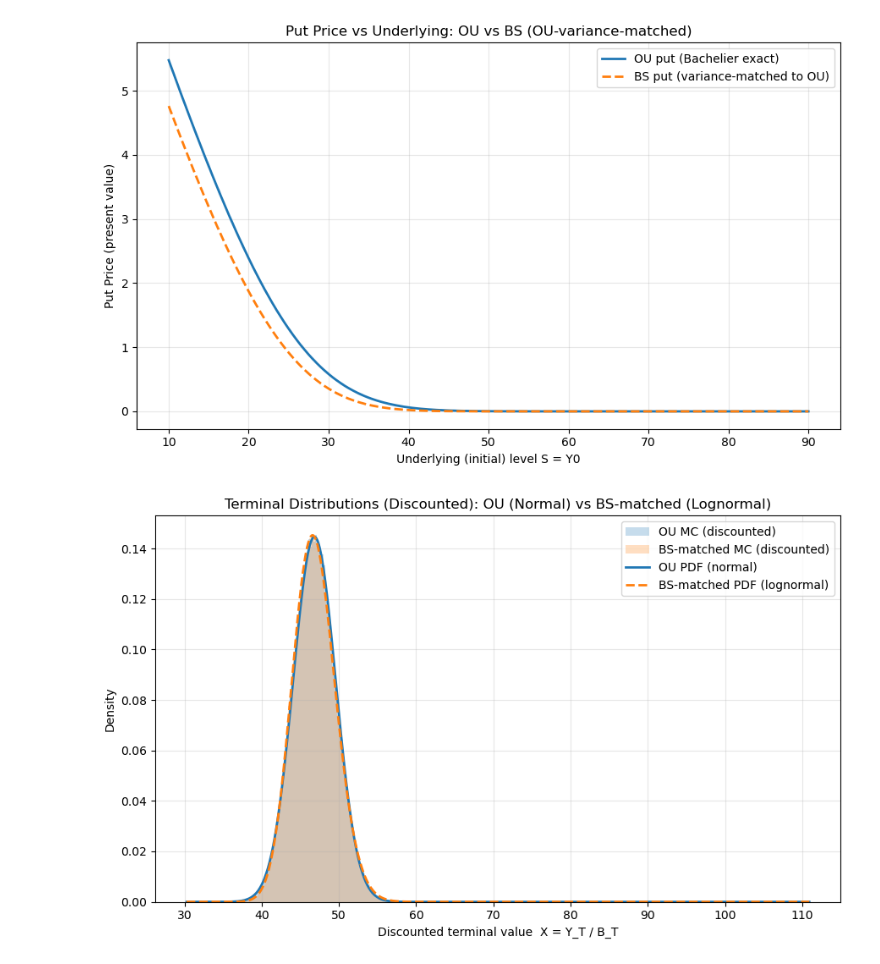
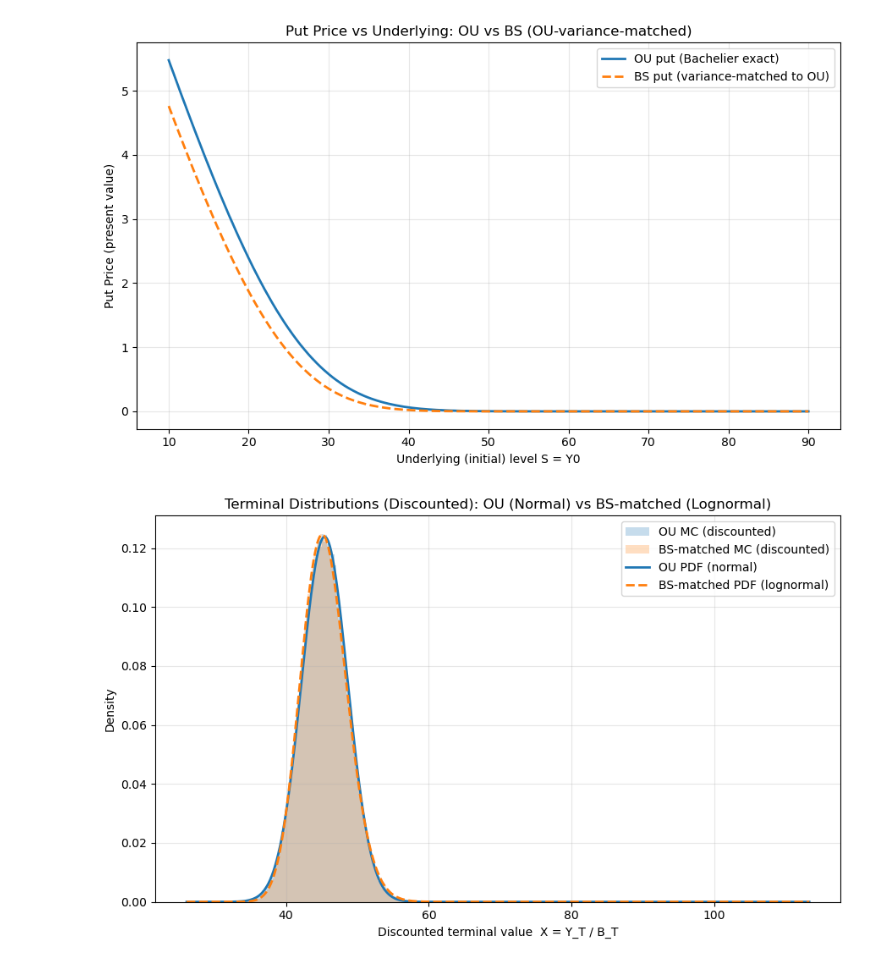
Before and after one commit to dmitrygoryunov2000/PCA, a Jupyter notebook: monte C.ipynb, the cells around one changed output. Cells and saved outputs as stored; diff of their text form; code cells hidden in the pictures.

```diff
--- a/monte C.ipynb
+++ b/monte C.ipynb
@@ -85,9 +85,9 @@ def ou_moments(T, theta, mu, sigma, Y0):
     sT = np.sqrt((sigma**2)/(2.0*theta)*(1 - np.exp(-2.0*theta*T)))
     return mT, float(sT)
 
-# Parameters
+# Parameters (consistent with cell 1)
 r, T = 0.02, 1.0
-theta, mu, sigma_ou = 1.5, 50.0, 5.0
+theta, mu, sigma_ou = 1.0, 50.0, 5.0
 Y0 = 40.0
 B_T = np.exp(r*T)
 
@@ -101,41 +101,43 @@ right = (m_star + 6*s_star) * 1.75
 x = np.linspace(left, right, 1500)
 
 # OU (normal) PDF
 z = (x - m_star) / s_star
 pdf_ou = norm_pdf(z) / s_star
 
-# BS-matched: match E[X]=m*, Var[X]=s*^2 => lognormal params
-sigma_bs = np.sqrt(np.log(1 + (s_star/m_star)**2)) if m_star > 0 else np.nan
-S0_bs = m_star
+# BS-matched: annualised vol sigma_bs such that lognormal has mean m_star, var s_star^2
+# total vol over T = sigma_bs * sqrt(T)
+sigma_bs = np.sqrt(np.log(1 + (s_star/m_star)**2) / T) if m_star > 0 else np.nan
 if np.isfinite(sigma_bs):
-    mu_L = np.log(m_star) - 0.5*sigma_bs**2
+    sig_total = sigma_bs * np.sqrt(T)
+    mu_L = np.log(m_star) - 0.5*sig_total**2
     pdf_bs = np.where(
         x > 0,
-        (1.0/(x*sigma_bs*np.sqrt(2*np.pi))) * np.exp(-(np.log(x)-mu_L)**2/(2*sigma_bs**2)),
+        (1.0/(x*sig_total*np.sqrt(2*np.pi))) * np.exp(-(np.log(x)-mu_L)**2/(2*sig_total**2)),
         0.0,
     )
 else:
+    sig_total = np.nan
     pdf_bs = np.zeros_like(x)
 
 # Monte Carlo samples for both
 rng = np.random.default_rng(123)
 N = 300_000
-X_ou = m_star + s_star * rng.standard_normal(N)                   # normal
-X_bs = np.exp(mu_L + sigma_bs * rng.standard_normal(N)) if np.isfinite(sigma_bs) else np.zeros(N)  # lognormal
+X_ou = m_star + s_star * rng.standard_normal(N)
+X_bs = np.exp(mu_L + sig_total * rng.standard_normal(N)) if np.isfinite(sigma_bs) else np.zeros(N)
 
 # Plot
 fig, ax = plt.subplots(figsize=(9,5.5))
 ax.hist(X_ou, bins=120, density=True, alpha=0.25, color='tab:blue', label='OU MC (discounted)')
 ax.hist(X_bs, bins=120, density=True, alpha=0.25, color='tab:orange', label='BS-matched MC (discounted)')
 ax.plot(x, pdf_ou, color='tab:blue', lw=2, label='OU PDF (normal)')
 ax.plot(x, pdf_bs, color='tab:orange', lw=2, ls='--', label='BS-matched PDF (lognormal)')
 ax.set_xlabel('Discounted terminal value  X = Y_T / B_T')
 ax.set_ylabel('Density')
 ax.set_title('Terminal Distributions (Discounted): OU (Normal) vs BS-matched (Lognormal)')
 ax.grid(True, alpha=0.3); ax.legend(); plt.tight_layout()
 plt.savefig('terminal_distributions_ou_vs_bs_discounted.png')
 # %% [output]
-[figure, old version]
+[figure, new version]
 # %%
 import numpy as np
 
```
Also changed, not shown: parts of 1 cell of this notebook, 8 other files.
